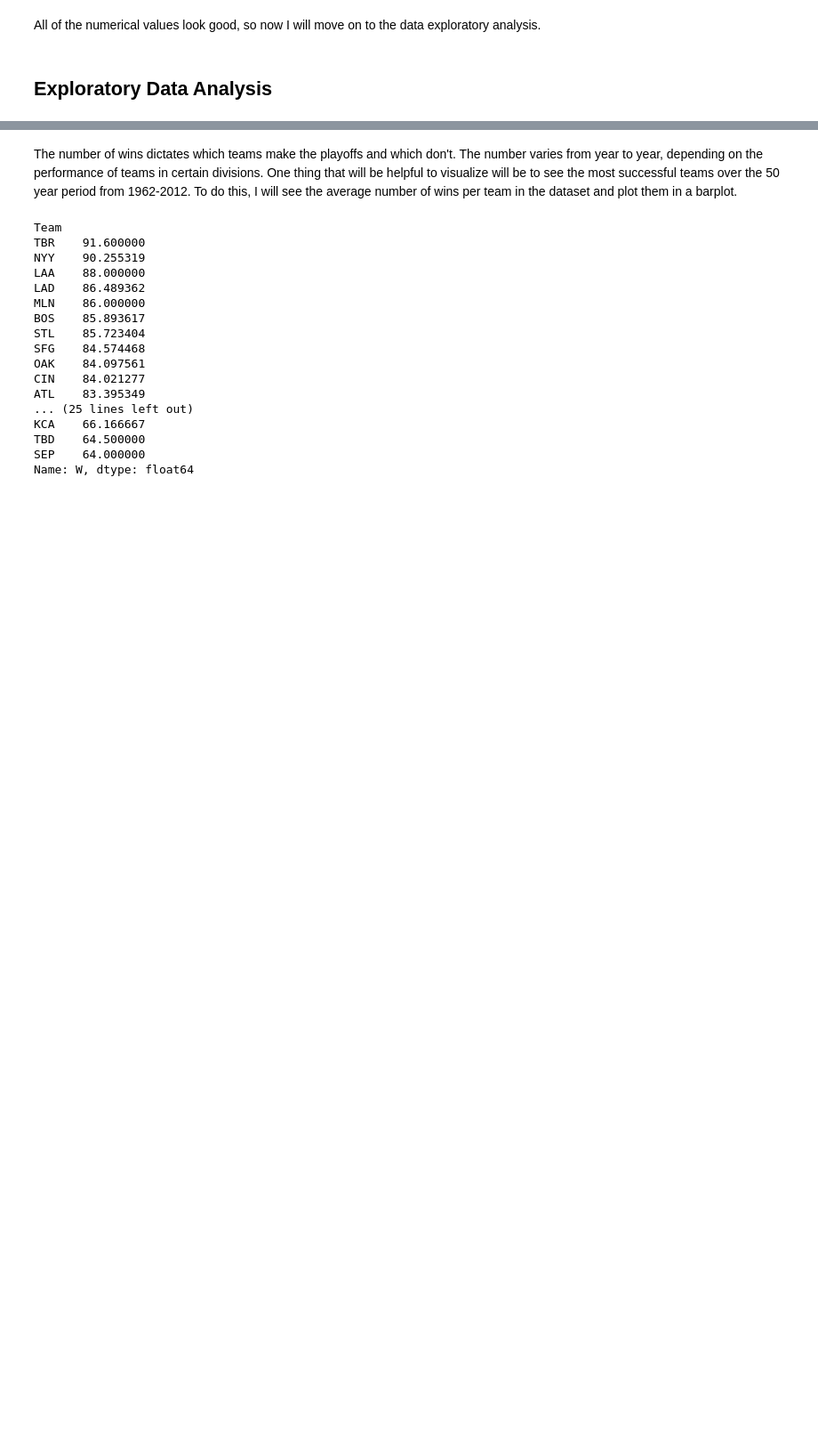
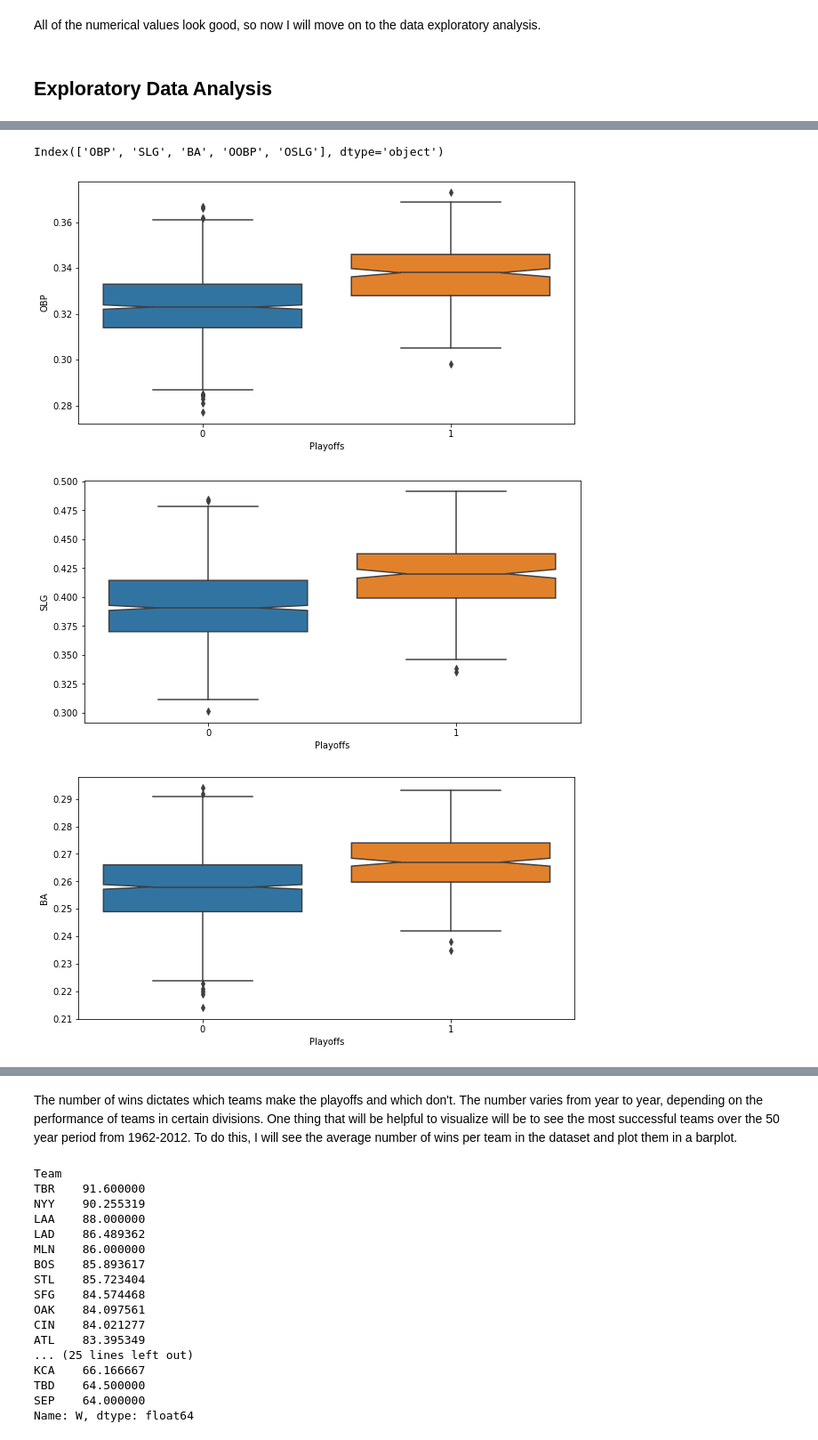
Before and after one commit to joshlensing/Coding-Dojo-Project-2, a Jupyter notebook: Project_2_Baseball_Playoff_Predictions.ipynb, the cells around one changed output, grey strips where cells are left out. Shown at 89% size. Saved outputs shown, nothing was run; the diff lists cells and outputs as text; code cells hidden in the pictures; blank space fills up the shorter version.

```diff
--- a/Project_2_Baseball_Playoff_Predictions.ipynb
+++ b/Project_2_Baseball_Playoff_Predictions.ipynb
@@ -168,0 +230,14 @@ All of the numerical values look good, so now I will move on to the data explora
+# %%
+# float columns will also need to have boxplots
+box_cols2 = dtypes[dtypes == 'float'].index
+box_cols2
+# %% [output]
+Index(['OBP', 'SLG', 'BA', 'OOBP', 'OSLG'], dtype='object')
+# %%
+# creating a loop for the boxplots
+for col in box_cols2:
+  box_plot(df, 'Playoffs', col)
+# %% [output]
+[figure, added]
+[figure, added]
+[figure, added]
```
Also changed, not shown: parts of 13 cells of this notebook.
